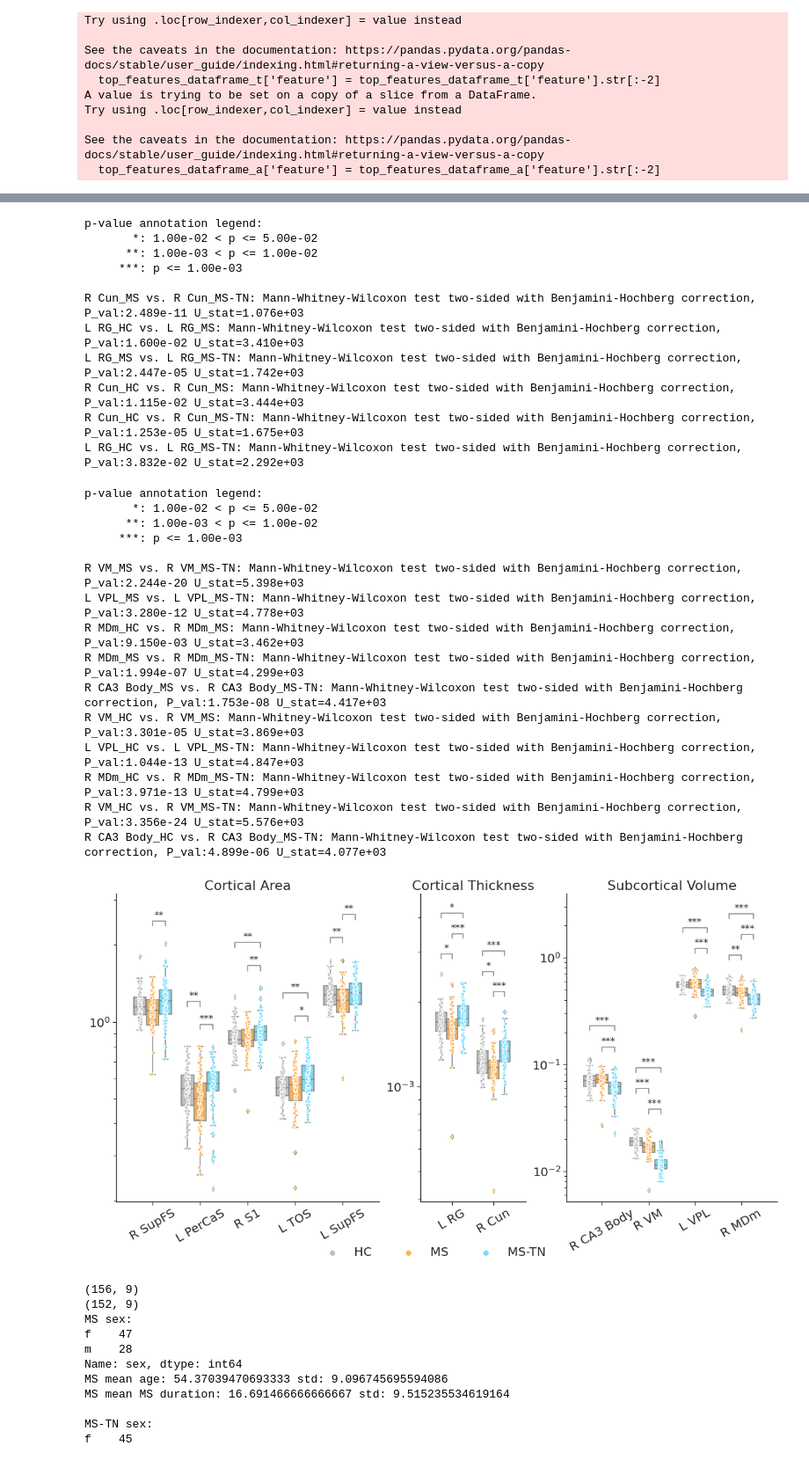
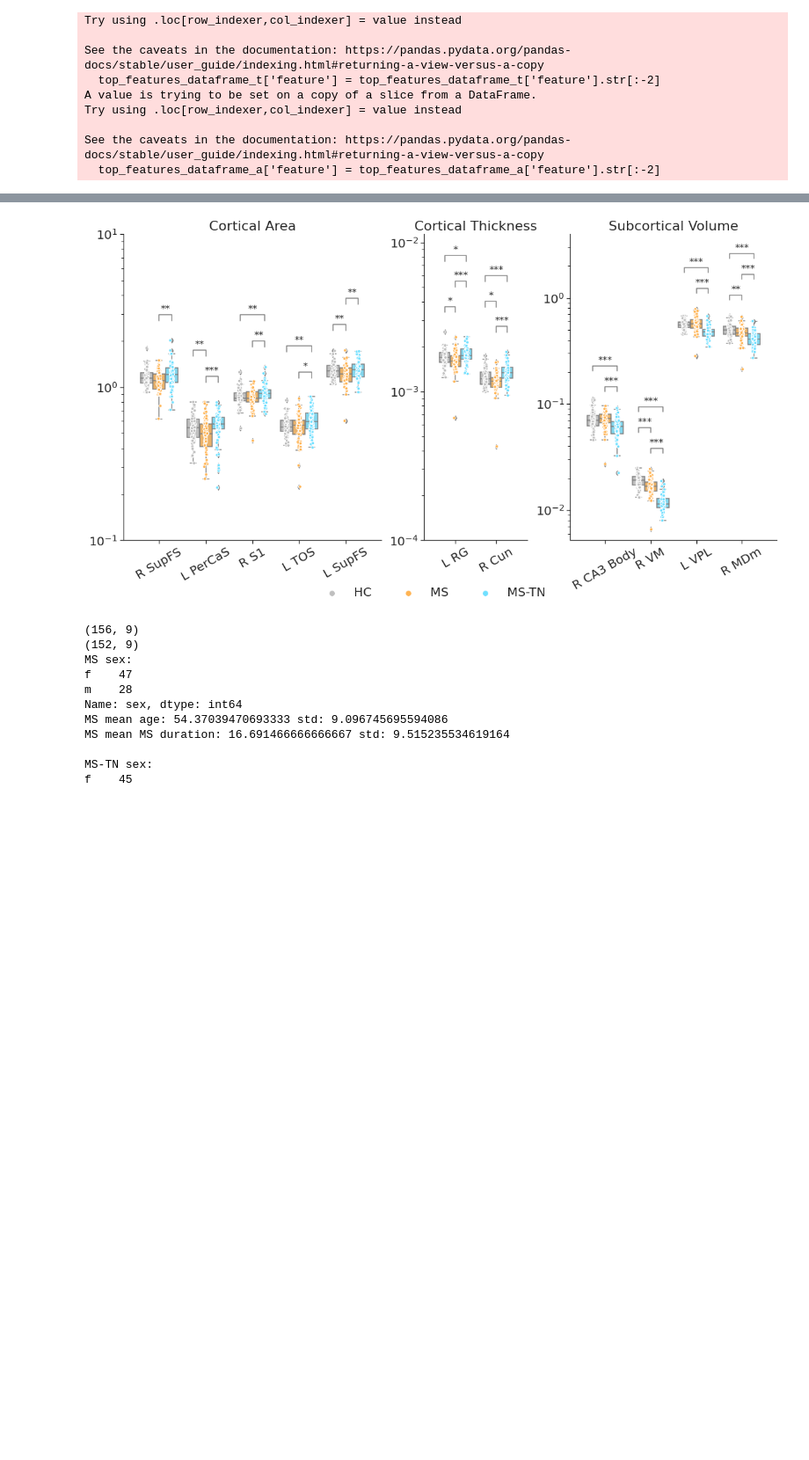
Before and after one commit to latypovt/MSTN_GM, a Jupyter notebook: graphs.ipynb, the cells around one changed output, grey strips where cells are left out. Shown at 88% size. Saved outputs shown, nothing was run; the diff lists cells and outputs as text; code cells hidden in the pictures; blank space fills up the shorter version.

```diff
--- a/graphs.ipynb
+++ b/graphs.ipynb
@@ -605,6 +622,7 @@ axes[0].set_xlabel(" ", size=20)
 axes[0].set_ylabel('', size=1)
 axes[0].get_legend().remove()
 axes[0].set_xticklabels(axes[0].get_xticklabels(), rotation=30, size=20)
+axes[0].set_yticks([0.1, 1, 10])
 axes[0].set_yticklabels(axes[0].get_yticklabels(), size=20)
 annotator1 = Annotator(ax0, pairs_area, data = top_features_dataframe_a, x = "feature", y = "value", hue = 'diagnosis')
 annotator1.configure(test = 'Mann-Whitney', text_format = 'star', verbose = 2, comparisons_correction="BH", correction_format="replace", hide_non_significant=True, color = 'grey', pvalue_thresholds=[[1e-3, "***"], [1e-2, "**"], [0.05, "*"]], fontsize=16)
@@ -623,6 +641,7 @@ axes[1].set_xlabel(" ", size=20)
 axes[1].set_ylabel('', size=1)
 axes[1].get_legend().remove()
 axes[1].set_xticklabels(axes[1].get_xticklabels(), rotation=30, size=20)
+axes[1].set_yticks([0.0001, 0.001, 0.01])
 axes[1].set_yticklabels(axes[1].get_yticklabels(), size=20)
 annotator2 = Annotator(ax1, pairs_thickness, data = top_features_dataframe_t, x = "feature", y = "value", hue = 'diagnosis')
 annotator2.configure(test = 'Mann-Whitney', text_format = 'star', verbose = 2, comparisons_correction="BH", correction_format="replace", hide_non_significant=True, color = 'grey', pvalue_thresholds=[[1e-3, "***"], [1e-2, "**"], [0.05, "*"]], fontsize=16)
@@ -640,6 +659,7 @@ axes[2].set_xlabel(" ", size=10)
 axes[2].set_ylabel('', size=1)
 axes[2].get_legend().remove()
 axes[2].set_xticklabels(axes[2].get_xticklabels(), rotation=30, size=20)
+axes[2].set_yticks([0.01, 0.1, 1])
 axes[2].set_yticklabels(axes[2].get_yticklabels(), size=20)
 annotator3 = Annotator(ax2, pairs_volume, data = top_features_dataframe_v, x = "feature", y = "value", hue = 'diagnosis')
 annotator3.configure(test = 'Mann-Whitney', text_format = 'star', verbose = 2, comparisons_correction="BH", correction_format="replace", hide_non_significant=True, color = 'grey', pvalue_thresholds=[[1e-3, "***"], [1e-2, "**"], [0.05, "*"]], fontsize=16)
@@ -672,30 +695,4 @@ L TOS_HC vs. L TOS_MS-TN: Mann-Whitney-Wilcoxon test two-sided with Benjamini-Ho
-p-value annotation legend:
-       *: 1.00e-02 < p <= 5.00e-02
-      **: 1.00e-03 < p <= 1.00e-02
-     ***: p <= 1.00e-03
-
-R Cun_MS vs. R Cun_MS-TN: Mann-Whitney-Wilcoxon test two-sided with Benjamini-Hochberg correction, P_val:2.489e-11 U_stat=1.076e+03
-L RG_HC vs. L RG_MS: Mann-Whitney-Wilcoxon test two-sided with Benjamini-Hochberg correction, P_val:1.600e-02 U_stat=3.410e+03
-L RG_MS vs. L RG_MS-TN: Mann-Whitney-Wilcoxon test two-sided with Benjamini-Hochberg correction, P_val:2.447e-05 U_stat=1.742e+03
-R Cun_HC vs. R Cun_MS: Mann-Whitney-Wilcoxon test two-sided with Benjamini-Hochberg correction, P_val:1.115e-02 U_stat=3.444e+03
-R Cun_HC vs. R Cun_MS-TN: Mann-Whitney-Wilcoxon test two-sided with Benjamini-Hochberg correction, P_val:1.253e-05 U_stat=1.675e+03
-L RG_HC vs. L RG_MS-TN: Mann-Whitney-Wilcoxon test two-sided with Benjamini-Hochberg correction, P_val:3.832e-02 U_stat=2.292e+03
-p-value annotation legend:
-       *: 1.00e-02 < p <= 5.00e-02
-      **: 1.00e-03 < p <= 1.00e-02
-     ***: p <= 1.00e-03
-
-R VM_MS vs. R VM_MS-TN: Mann-Whitney-Wilcoxon test two-sided with Benjamini-Hochberg correction, P_val:2.244e-20 U_stat=5.398e+03
-L VPL_MS vs. L VPL_MS-TN: Mann-Whitney-Wilcoxon test two-sided with Benjamini-Hochberg correction, P_val:3.280e-12 U_stat=4.778e+03
-R MDm_HC vs. R MDm_MS: Mann-Whitney-Wilcoxon test two-sided with Benjamini-Hochberg correction, P_val:9.150e-03 U_stat=3.462e+03
-R MDm_MS vs. R MDm_MS-TN: Mann-Whitney-Wilcoxon test two-sided with Benjamini-Hochberg correction, P_val:1.994e-07 U_stat=4.299e+03
-R CA3 Body_MS vs. R CA3 Body_MS-TN: Mann-Whitney-Wilcoxon test two-sided with Benjamini-Hochberg correction, P_val:1.753e-08 U_stat=4.417e+03
-R VM_HC vs. R VM_MS: Mann-Whitney-Wilcoxon test two-sided with Benjamini-Hochberg correction, P_val:3.301e-05 U_stat=3.869e+03
-L VPL_HC vs. L VPL_MS-TN: Mann-Whitney-Wilcoxon test two-sided with Benjamini-Hochberg correction, P_val:1.044e-13 U_stat=4.847e+03
-R MDm_HC vs. R MDm_MS-TN: Mann-Whitney-Wilcoxon test two-sided with Benjamini-Hochberg correction, P_val:3.971e-13 U_stat=4.799e+03
-R VM_HC vs. R VM_MS-TN: Mann-Whitney-Wilcoxon test two-sided with Benjamini-Hochberg correction, P_val:3.356e-24 U_stat=5.576e+03
-R CA3 Body_HC vs. R CA3 Body_MS-TN: Mann-Whitney-Wilcoxon test two-sided with Benjamini-Hochberg correction, P_val:4.899e-06 U_stat=4.077e+03
-[figure, old version]
+[figure, new version]
 # %%
 # run stats on ms_studies demographic data
 
```
Also changed, not shown: parts of 2 cells of this notebook, 2 other files.
